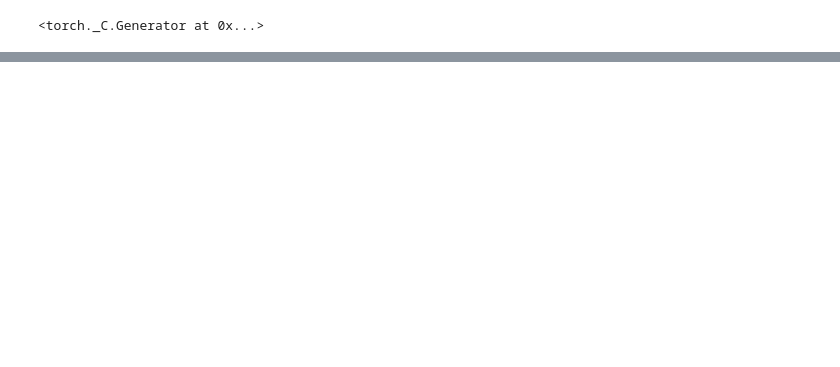
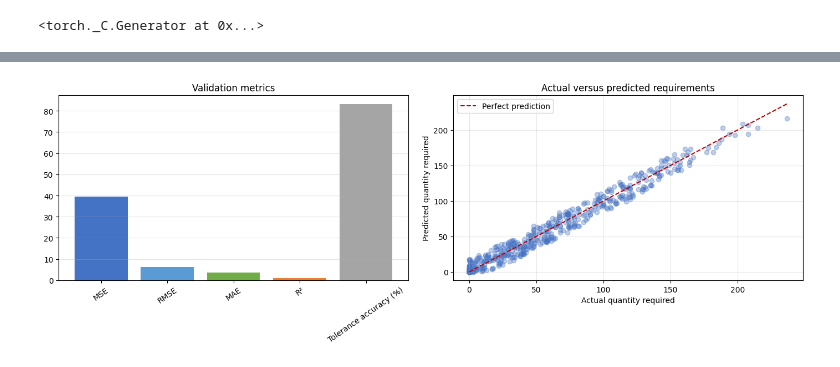
Before and after one commit to abdullahb4815/IBM-Z-Datathon, a Jupyter notebook: notebooks/model.ipynb, the cells around one changed output, grey strips where cells are left out. Drawn from its saved outputs; the diff is of its cells as text; code cells hidden in the pictures; blank space fills up the shorter version.

Commit message:
Improved model utility

```diff
--- a/notebooks/model.ipynb
+++ b/notebooks/model.ipynb
@@ -13,7 +13,7 @@ from torch import nn
 from torch.utils.data import DataLoader, TensorDataset
 
 SEED = 42
-FEATURE_COLUMNS = ["food_bank_id", "category", "season", "quantity_distributed"]
+FEATURE_COLUMNS = ["food_bank_id", "category", "season", "quantity_in_stock", "quantity_distributed"]
 TARGET_COLUMN = "quantity_required"
 
 random.seed(SEED)
@@ -50,10 +50,12 @@ validation_size = max(1, int(len(features) * 0.2))
 validation_indices = permutation[:validation_size]
 training_indices = permutation[validation_size:]
 
-distributed = features["quantity_distributed"]
-training_mean = float(distributed.iloc[training_indices].mean())
-training_std = float(distributed.iloc[training_indices].std()) or 1.0
-features["quantity_distributed"] = (distributed - training_mean) / training_std
+training_means = {}
+training_stds = {}
+for numeric_column in ["quantity_in_stock", "quantity_distributed"]:
+    training_means[numeric_column] = float(features[numeric_column].iloc[training_indices].mean())
+    training_stds[numeric_column] = float(features[numeric_column].iloc[training_indices].std()) or 1.0
+    features[numeric_column] = (features[numeric_column] - training_means[numeric_column]) / training_stds[numeric_column]
 
 feature_tensor = torch.tensor(features.to_numpy(dtype=np.float32))
 target_tensor = torch.tensor(targets)
@@ -149,8 +151,8 @@ checkpoint = {
     "model_input_size": feature_tensor.shape[1],
     "feature_names": features.columns.tolist(),
     "category_values": category_values,
-    "quantity_distributed_mean": training_mean,
-    "quantity_distributed_std": training_std,
+    "numeric_feature_means": training_means,
+    "numeric_feature_stds": training_stds,
     "validation_mse": validation_loss,
     "validation_mae": validation_mae,
 }
@@ -162,0 +169,80 @@ Saved model checkpoint to ../quantity_required_model.pt
+# %%
+import matplotlib.pyplot as plt
+
+model.eval()
+actual_values = []
+predicted_values = []
+with torch.inference_mode():
+    for batch_features, batch_targets in validation_loader:
+        actual_values.extend(batch_targets.numpy())
+        predicted_values.extend(model(batch_features).numpy())
+
+actual_values = np.asarray(actual_values, dtype=np.float32)
+predicted_values = np.asarray(predicted_values, dtype=np.float32)
+errors = predicted_values - actual_values
+mse = float(np.mean(errors ** 2))
+rmse = float(np.sqrt(mse))
+mae = float(np.mean(np.abs(errors)))
+total_variation = float(np.sum((actual_values - actual_values.mean()) ** 2))
+r_squared = 1.0 - float(np.sum(errors ** 2)) / total_variation if total_variation else 0.0
+accuracy_tolerance = 10.0
+tolerance_accuracy = float(np.mean(np.abs(errors) <= accuracy_tolerance) * 100)
+
+metrics = pd.DataFrame({
+    "Metric": ["MSE", "RMSE", "MAE", "R²", f"Accuracy (+/-{accuracy_tolerance:g})"],
+    "Value": [mse, rmse, mae, r_squared, tolerance_accuracy],
+})
+display(metrics)
+
+figure, axes = plt.subplots(1, 2, figsize=(14, 5))
+metric_names = ["MSE", "RMSE", "MAE", "R²", "Tolerance accuracy (%)"]
+metric_values = [mse, rmse, mae, r_squared, tolerance_accuracy]
+axes[0].bar(metric_names, metric_values, color=["#4472c4", "#5b9bd5", "#70ad47", "#ed7d31", "#a5a5a5"])
+axes[0].set_title("Validation metrics")
+axes[0].tick_params(axis="x", rotation=35)
+axes[0].grid(axis="y", alpha=0.3)
+axes[1].scatter(actual_values, predicted_values, alpha=0.35, color="#4472c4")
+line_min = min(actual_values.min(), predicted_values.min())
+line_max = max(actual_values.max(), predicted_values.max())
+axes[1].plot([line_min, line_max], [line_min, line_max], "--", color="#c00000", label="Perfect prediction")
+axes[1].set_title("Actual versus predicted requirements")
+axes[1].set_xlabel("Actual quantity required")
+axes[1].set_ylabel("Predicted quantity required")
+axes[1].legend()
+axes[1].grid(alpha=0.3)
+figure.tight_layout()
+plt.show()
+
+band_edges = np.array([-np.inf, 0, 25, 75, 150, np.inf])
+band_labels = ["None", "Low", "Medium", "High", "Very High"]
+actual_bands = np.digitize(actual_values, band_edges[1:-1], right=True)
+predicted_bands = np.digitize(np.maximum(predicted_values, 0), band_edges[1:-1], right=True)
+confusion = np.zeros((len(band_labels), len(band_labels)), dtype=int)
+np.add.at(confusion, (actual_bands, predicted_bands), 1)
+
+figure, axis = plt.subplots(figsize=(7, 6))
+image = axis.imshow(confusion, cmap="Blues")
+figure.colorbar(image, ax=axis, label="Number of validation records")
+axis.set_xticks(range(len(band_labels)), band_labels, rotation=35, ha="right")
+axis.set_yticks(range(len(band_labels)), band_labels)
+axis.set_xlabel("Predicted demand band")
+axis.set_ylabel("Actual demand band")
+axis.set_title("Demand-band confusion matrix")
+for row in range(confusion.shape[0]):
+    for column in range(confusion.shape[1]):
+        axis.text(column, row, confusion[row, column], ha="center", va="center")
+figure.tight_layout()
+plt.show()
+
+checkpoint.update({
+    "validation_mse": mse,
+    "validation_rmse": rmse,
+    "validation_mae": mae,
+    "validation_r_squared": r_squared,
+    "validation_tolerance_accuracy": tolerance_accuracy,
+    "accuracy_tolerance": accuracy_tolerance,
+    "demand_band_edges": band_edges.tolist(),
+    "demand_band_labels": band_labels,
+})
+torch.save(checkpoint, "../quantity_required_model.pt")
+# %% [output]
@@ -162,0 +255 @@ Saved model checkpoint to ../quantity_required_model.pt
+[figure, added]
```
Also changed, not shown: parts of 6 cells of this notebook, 3 other files.
